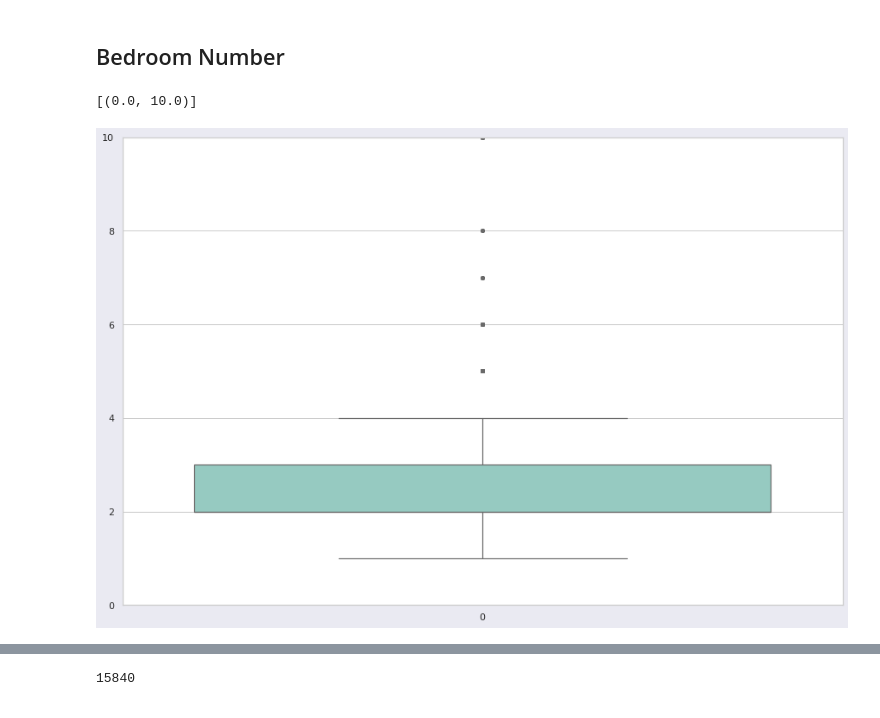
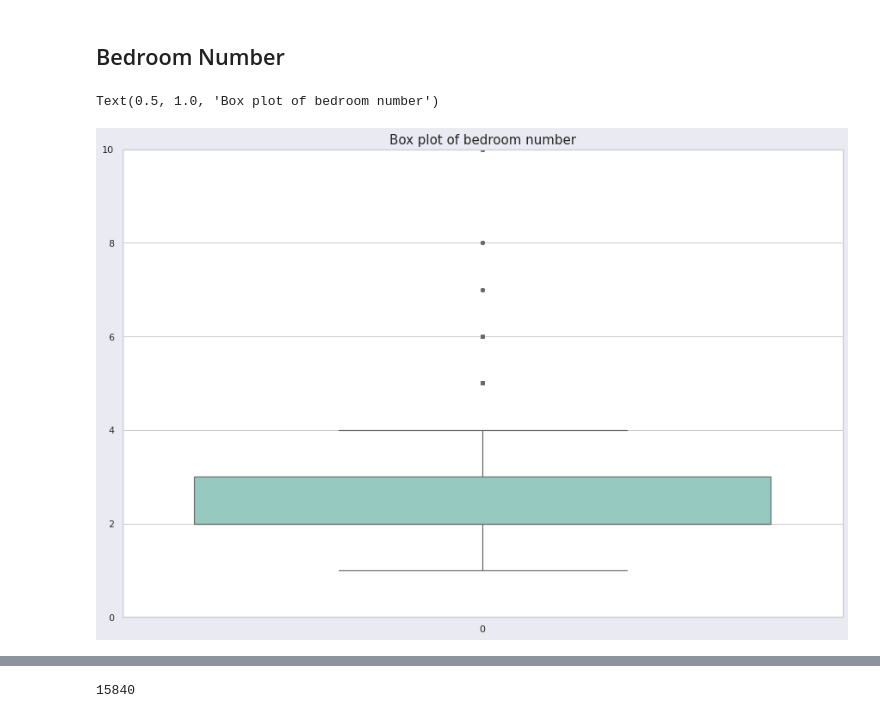
Before and after one commit to phamvanhanh6720/PredictRentedApartment, a Jupyter notebook: process_data/KHDL_visualize.ipynb, the cells around one changed output, grey strips where cells are left out. Drawn from its saved outputs; the diff is of its cells as text; code cells hidden in the pictures.

```diff
--- a/process_data/KHDL_visualize.ipynb
+++ b/process_data/KHDL_visualize.ipynb
@@ -499,20 +496,21 @@ len(dropped_df)
 # %%
 sns.set(style='whitegrid')
 facecolor = '#eaeaf2'
 fig, ax = plt.subplots(figsize=(15, 10), facecolor=facecolor)
 
 # print(df['PRICE'].sort_values(ascending=False))
 
 ax = sns.boxplot(data=dropped_df['BEDROOM_NUMBER'],
                  palette='Set3',
                  linewidth=1.2,
                  fliersize=2,
                  showmeans=True,
                  flierprops=dict(marker='o', markersize=4))
 ax.set(ylim=(0, 10))
+ax.set_title('Box plot of bedroom number', fontsize=15)
 # %% [output]
-[(0.0, 10.0)]
+Text(0.5, 1.0, 'Box plot of bedroom number')
-[figure, old version]
+[figure, new version]
 # %%
 dropped_df.query('BEDROOM_NUMBER > 4')
 # %% [output]
```
Also changed, not shown: parts of 19 cells of this notebook.
